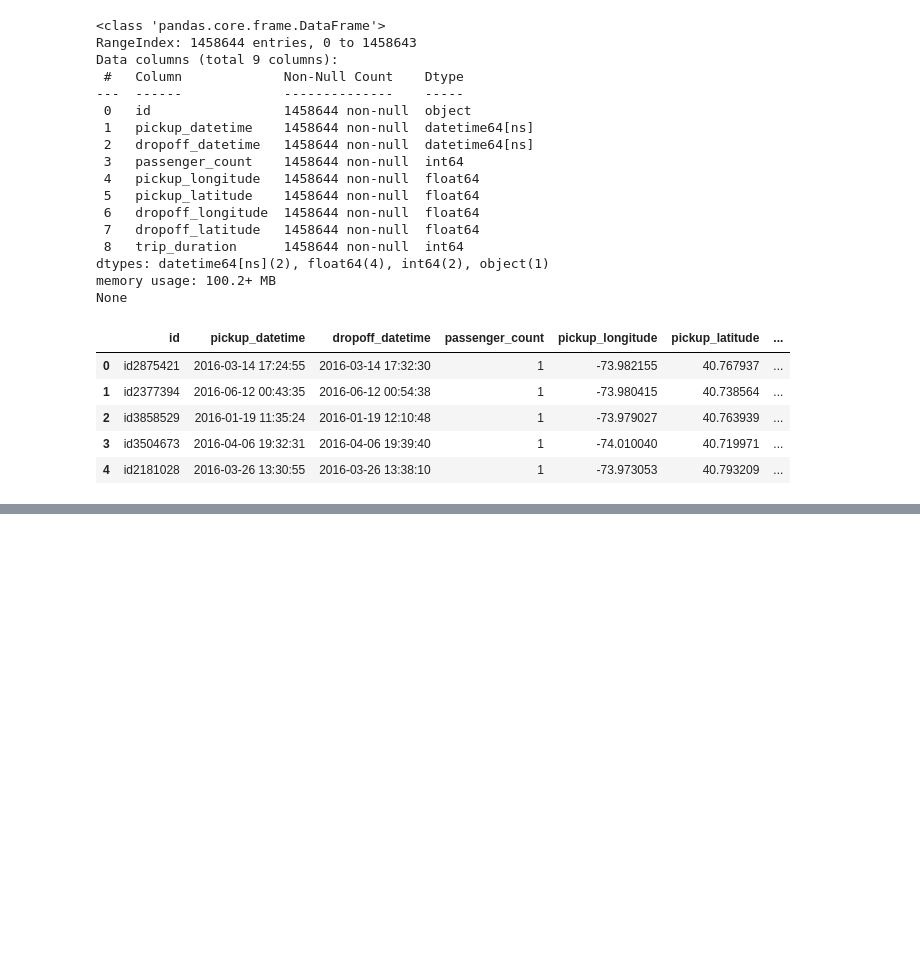
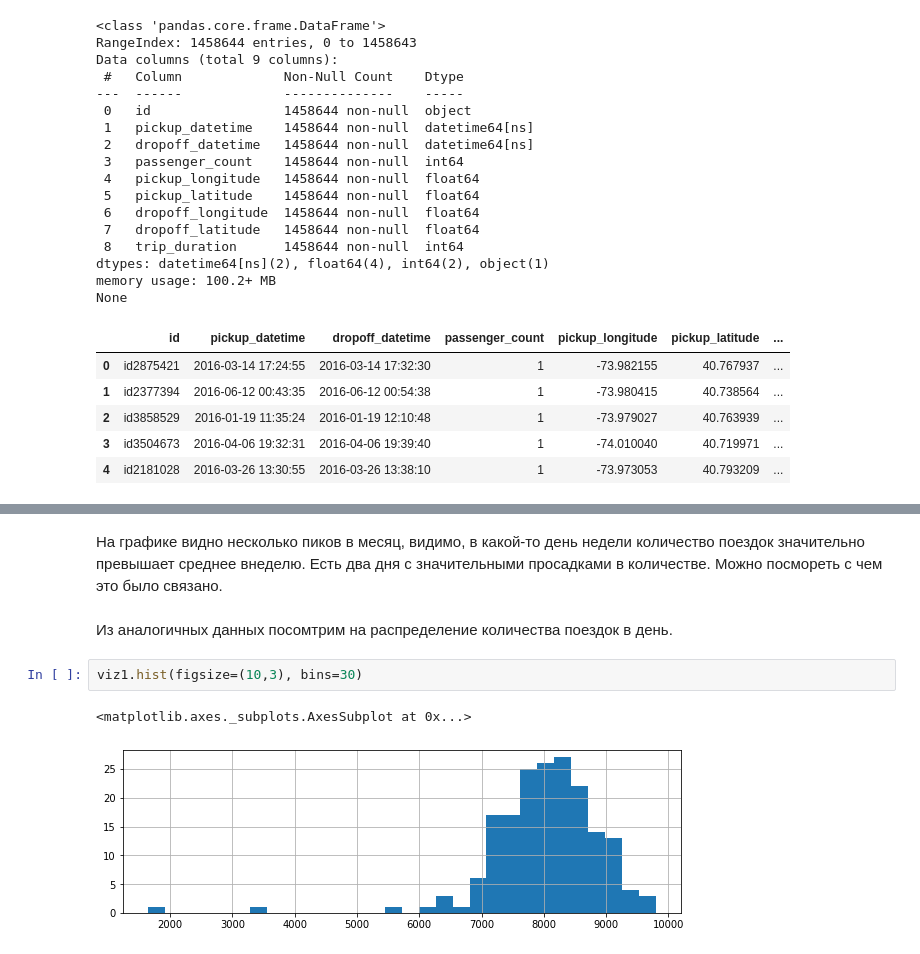
Before and after one commit to elenatis/pyda-9-hw-1, a Jupyter notebook: 15_Matpoltlib_Seaborn/homework_vizs.ipynb, the cells around one changed output, grey strips where cells are left out. Cells and saved outputs as stored; diff of their text form; blank space fills up the shorter version.

```diff
--- a/15_Matpoltlib_Seaborn/homework_vizs.ipynb
+++ b/15_Matpoltlib_Seaborn/homework_vizs.ipynb
@@ -297,0 +93,9 @@ plt.scatter(df.dropoff_longitude, df.dropoff_latitude, color='blue')
+# %% [markdown]
+На графике видно несколько пиков в месяц, видимо, в какой-то день недели количество поездок значительно превышает среднее внеделю. Есть два дня с значительными просадками в количестве. Можно посмореть с чем это было связано.
+# %% [markdown]
+Из аналогичных данных посомтрим на распределение количества поездок в день.
+# %%
+viz1.hist(figsize=(10,3), bins=30)
+# %% [output]
+<matplotlib.axes._subplots.AxesSubplot at 0x...>
+[figure, added]
```
Also changed, not shown: parts of 39 cells of this notebook.
